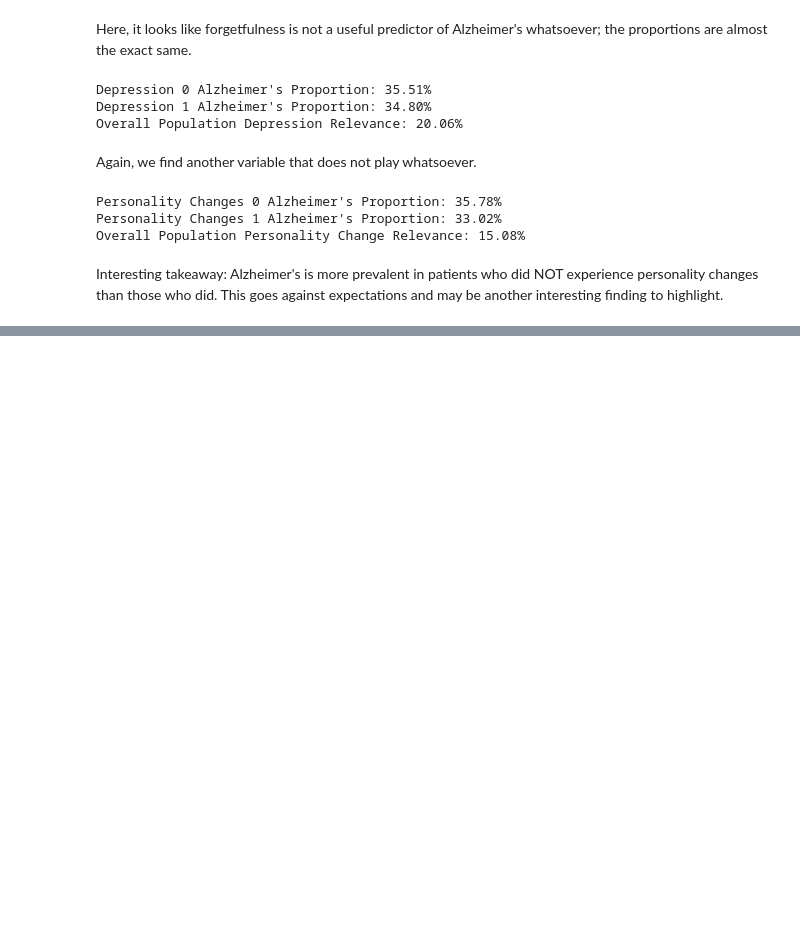
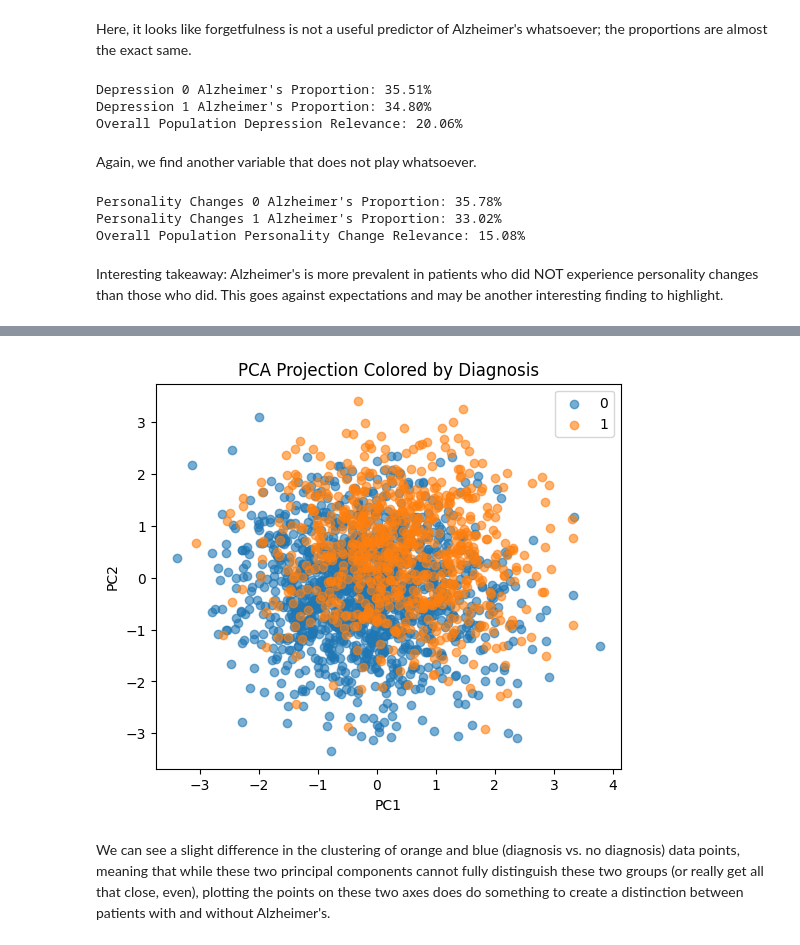
Before and after one commit to ssimkani/mdst-ai-in-healthcare, a Jupyter notebook: notebooks/02_eda.ipynb, the cells around one changed output, grey strips where cells are left out. Cells and saved outputs as stored; diff of their text form; code cells hidden in the pictures; blank space fills up the shorter version.

```diff
--- a/notebooks/02_eda.ipynb
+++ b/notebooks/02_eda.ipynb
@@ -511,0 +538,24 @@ Interesting takeaway: Alzheimer's is more prevalent in patients who did NOT expe
+# %%
+# Plot the first two Principal Components, stratified by diagnosis status
+plt.figure(figsize=(6, 5))
+for label in y_data.unique():
+    plt.scatter(
+        X_pca[y_data == label, 0],
+        X_pca[y_data == label, 1],
+        label=label,
+        alpha=0.6
+    )
+
+# Label the plot and print it
+plt.xlabel("PC1")
+plt.ylabel("PC2")
+plt.legend()
+plt.title("PCA Projection Colored by Diagnosis")
+plt.show()
+# %% [output]
+[figure, added]
+# %% [markdown]
+We can see a slight difference in the clustering of orange and blue (diagnosis vs. no diagnosis)
+data points, meaning that while these two principal components cannot fully distinguish these two
+groups (or really get all that close, even), plotting the points on these two axes does do something to
+create a distinction between patients with and without Alzheimer's.
```
Also changed, not shown: parts of 26 cells of this notebook.
